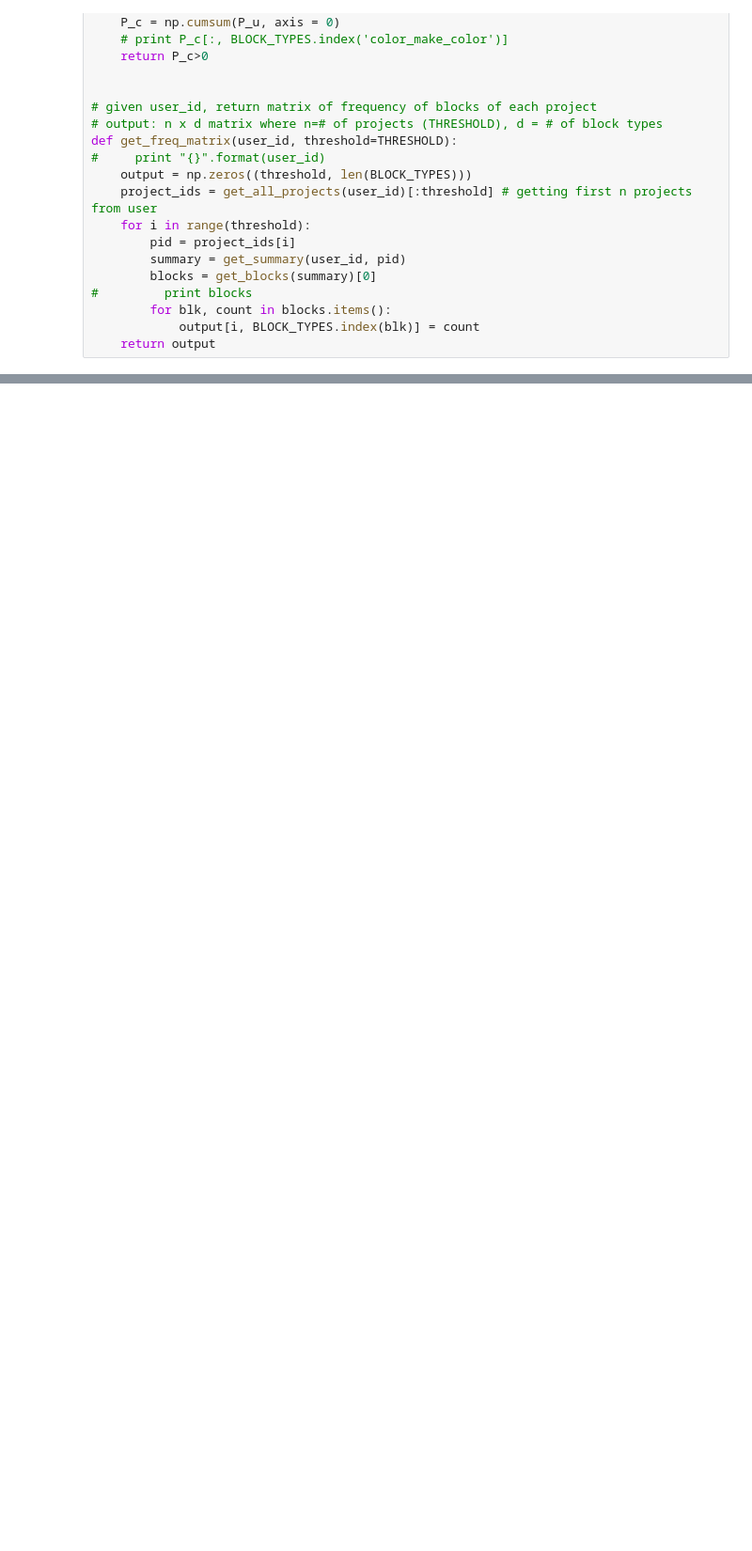
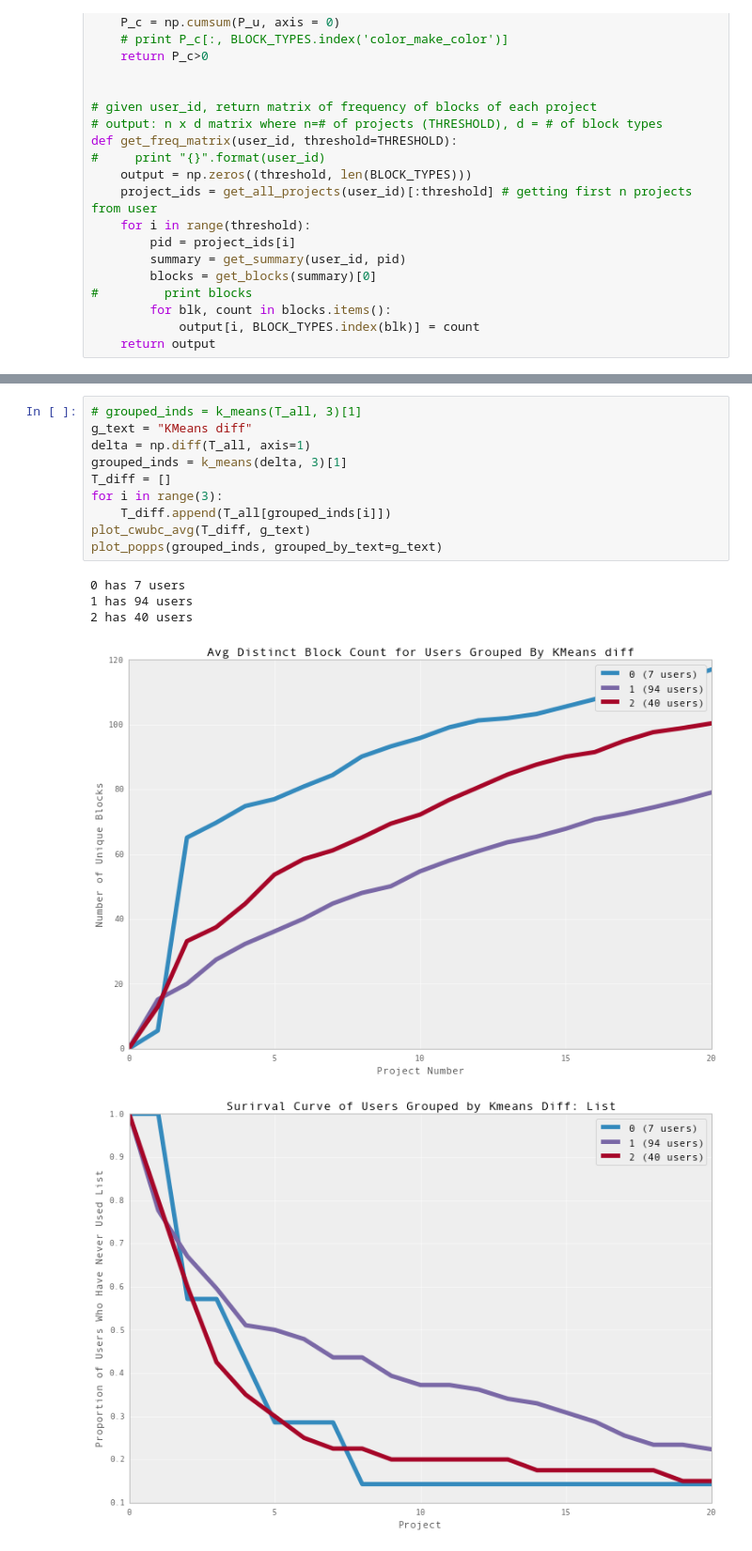
Before and after one commit to bxie/ai2_user_trajectory, a Jupyter notebook: analysis.ipynb, the cells around one changed output, grey strips where cells are left out. Shown: that part at 94% size. Drawn from its saved outputs; the diff is of its cells as text; blank space fills up the shorter version.

```diff
--- a/analysis.ipynb
+++ b/analysis.ipynb
@@ -449,0 +613,16 @@ plt.plot(popps_avg)
+# %%
+# grouped_inds = k_means(T_all, 3)[1]
+g_text = "KMeans diff"
+delta = np.diff(T_all, axis=1)
+grouped_inds = k_means(delta, 3)[1]
+T_diff = []
+for i in range(3):
+    T_diff.append(T_all[grouped_inds[i]])
+plot_cwubc_avg(T_diff, g_text)
+plot_popps(grouped_inds, grouped_by_text=g_text)
+# %% [output]
+0 has 7 users
+1 has 94 users
+2 has 40 users
+[figure, added]
+[figure, added]
```
Also changed, not shown: parts of 21 cells of this notebook.
